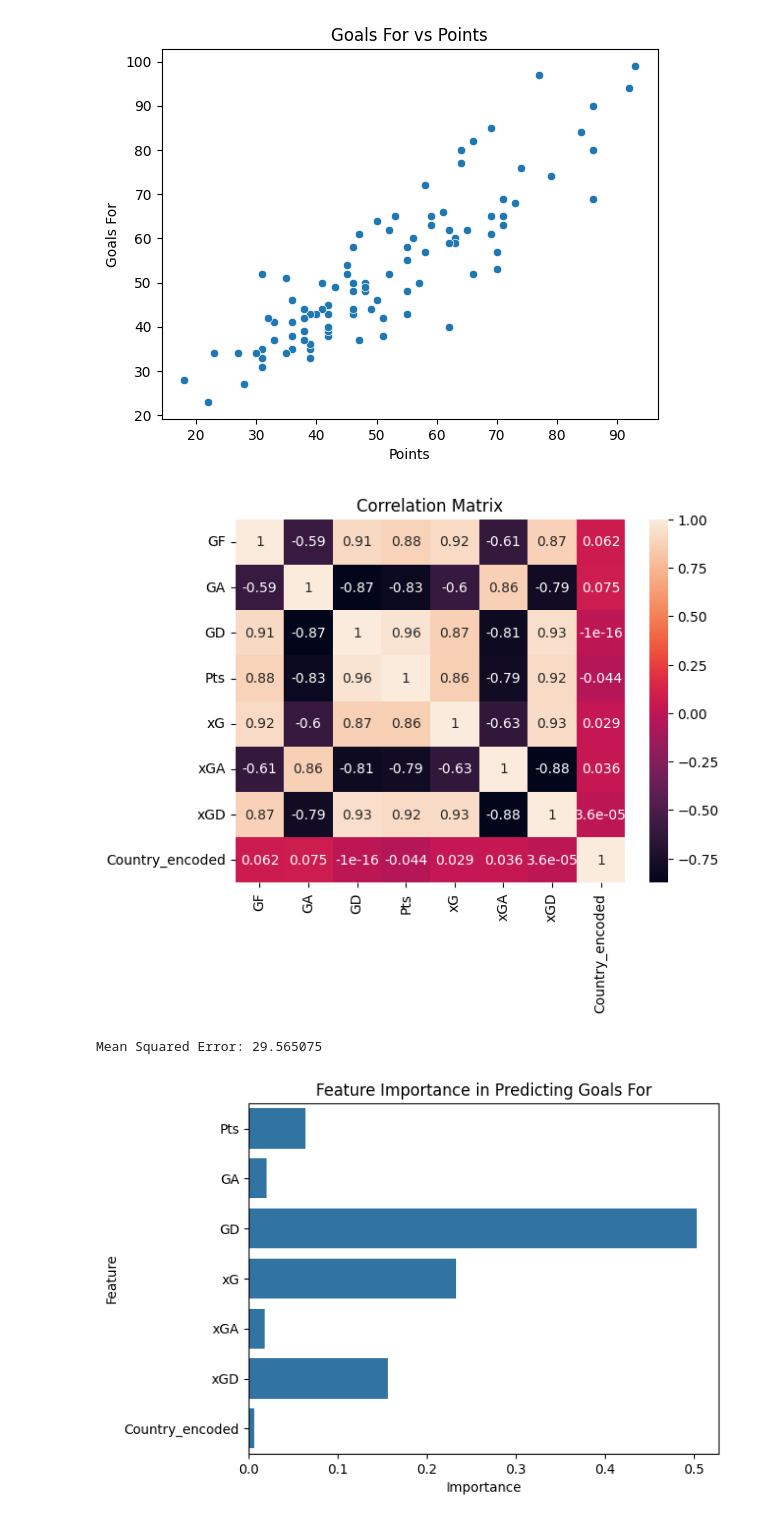
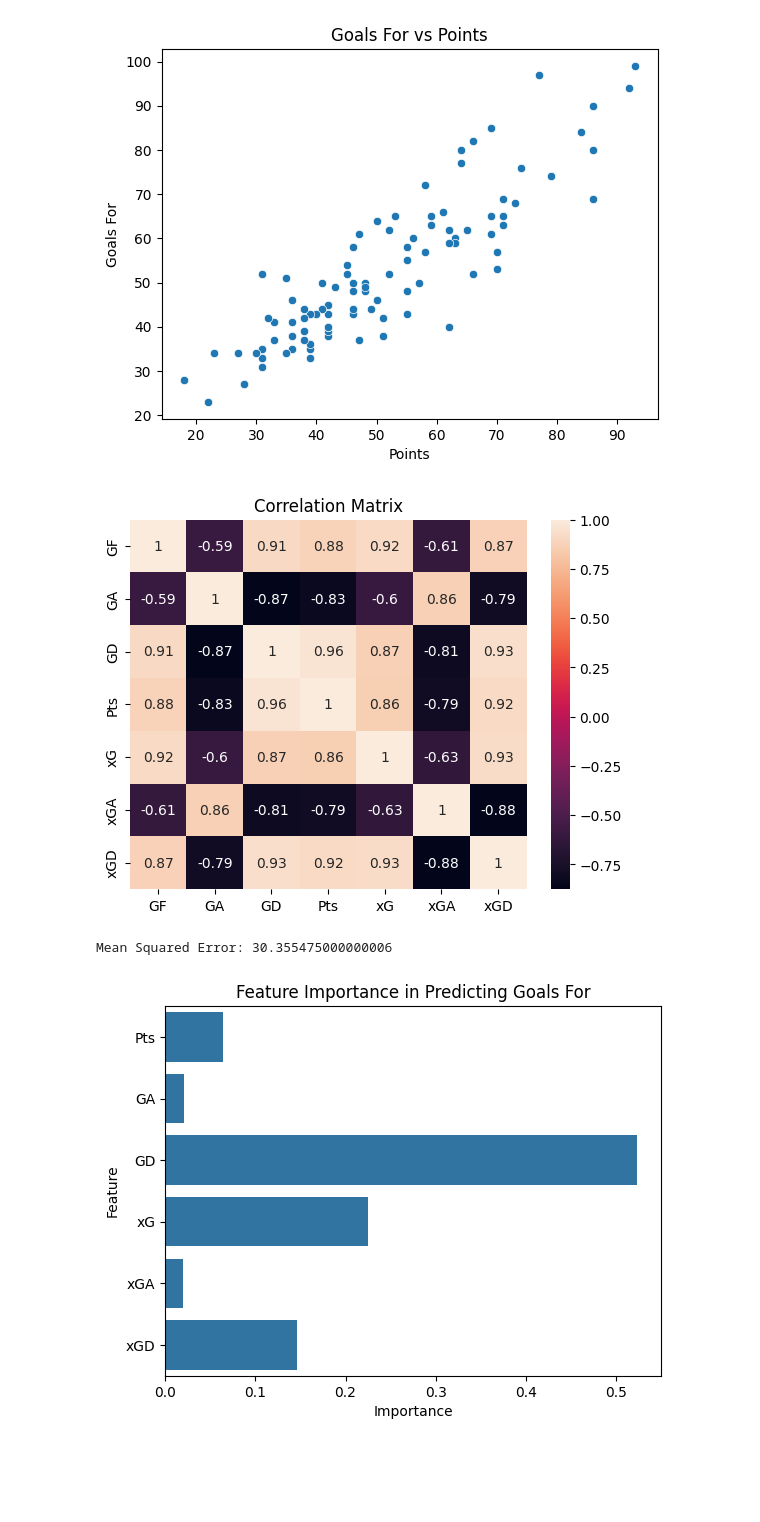
Before and after one commit to AfandiyevMusa/Data-Info-Final-Project, a Jupyter notebook: Dataset_analyze.ipynb, the cells around one changed output. Drawn from its saved outputs; the diff is of its cells as text; code cells hidden in the pictures; blank space fills up the shorter version.

```diff
--- a/Dataset_analyze.ipynb
+++ b/Dataset_analyze.ipynb
@@ -29,36 +29,36 @@ plt.show()
 [figure]
 # %%
 # Correlation matrix
-correlation_matrix = df[['GF', 'GA', 'GD', 'Pts', 'xG', 'xGA', 'xGD', 'Country_encoded']].corr()
+correlation_matrix = df[['GF', 'GA', 'GD', 'Pts', 'xG', 'xGA', 'xGD']].corr()
 sns.heatmap(correlation_matrix, annot=True)
 plt.title('Correlation Matrix')
 plt.show()
 # %% [output]
-[figure, old version]
+[figure, new version]
 # %%
 # Predictive modeling
 # Selecting features and target
-X = df[['Pts', 'GA', 'GD', 'xG', 'xGA', 'xGD', 'Country_encoded']]  # Selected based on the context and data understanding
+X = df[['Pts', 'GA', 'GD', 'xG', 'xGA', 'xGD']]  # Selected based on the context and data understanding
 y = df['GF']
 X_train, X_test, y_train, y_test = train_test_split(X, y, test_size=0.2, random_state=42)
 
 # Random Forest Model
 model = RandomForestRegressor(n_estimators=100, random_state=42)
 model.fit(X_train, y_train)
 predictions = model.predict(X_test)
 mse = mean_squared_error(y_test, predictions)
 print(f'Mean Squared Error: {mse}')
 
 # Feature importance
 feature_importances = model.feature_importances_
 sns.barplot(x=feature_importances, y=X.columns)
 plt.title('Feature Importance in Predicting Goals For')
 plt.xlabel('Importance')
 plt.ylabel('Feature')
 plt.show()
 # %% [output]
-Mean Squared Error: 29.565075
+Mean Squared Error: 30.355475000000006
-[figure, old version]
+[figure, new version]
 # %%
 from sklearn.cluster import KMeans
 import seaborn as sns
```
Also changed, not shown: 1 other file.
